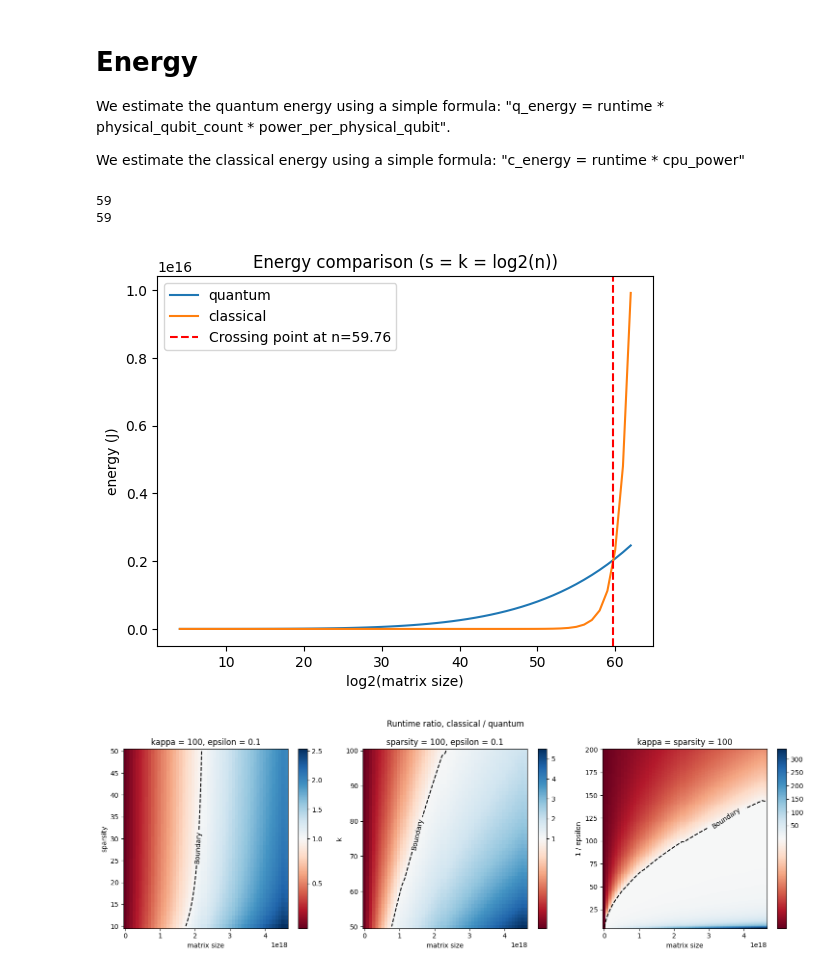
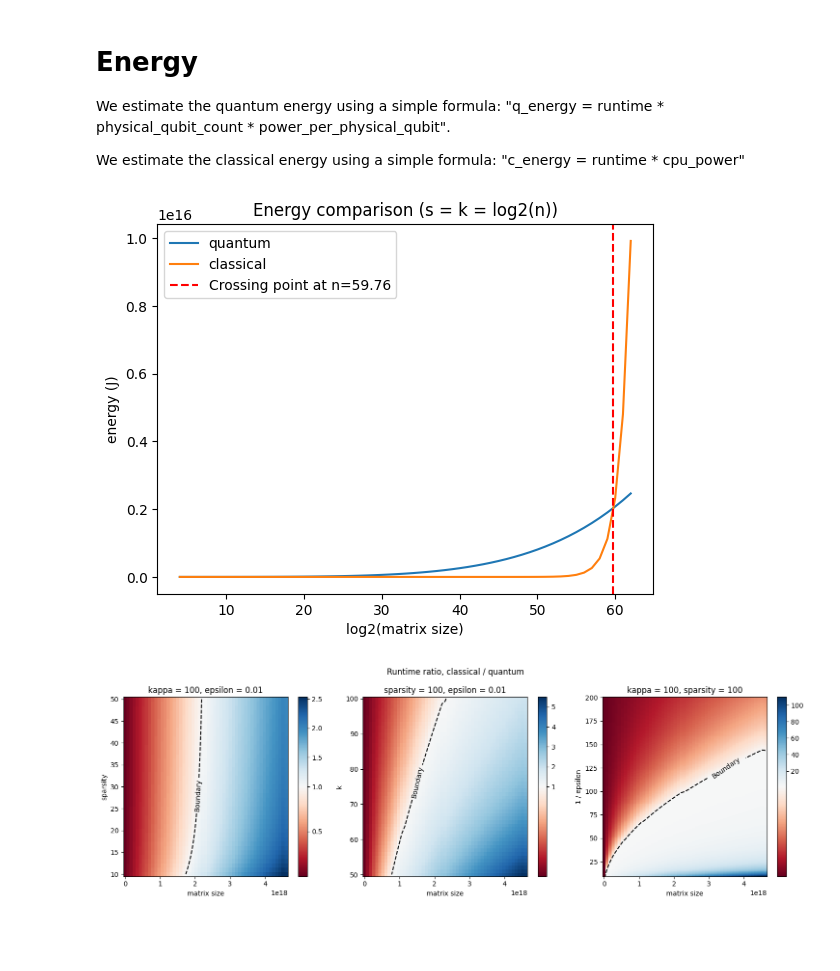
Before and after one commit to tiger9tu/HHL, a Jupyter notebook: tools/heatmap.ipynb, the cells around one changed output. Saved outputs shown, nothing was run; the diff lists cells and outputs as text; code cells hidden in the pictures; blank space fills up the shorter version.

```diff
--- a/tools/heatmap.ipynb
+++ b/tools/heatmap.ipynb
@@ -7,3 +9,15 @@ import itertools
+# %%
+max_physical_qubits = np.inf
+physical_error_rate = 1e-4
+clock_cycle_time = 1e-6
+precision = 5
+
+fix_k = 100
+fix_s = 100
+fix_epsilon_inv = 100
+s_start, s_end, ds = 10, 50, 1
+k_start, k_end, dk = 50, 100, 1
+epsilon_inv_start, epsilon_inv_end, depslilon_inv = 10, 200, 1
 # %% [markdown]
 # Runtime
 
@@ -260,7 +217,6 @@ def calculate_log_ratio(q_data, c_data,N, n_start):
 # %%
 def plot_energy_line_graph():
 
-    epsilon_inv  = 100
     n_start = 4
     n_end = 63
 
@@ -268,13 +224,10 @@ def plot_energy_line_graph():
     k = n
     s = n
 
-    q_energy = calculate_q_energy(k, s, epsilon_inv, 2**n)
+    q_energy = calculate_q_energy(k, s, fix_epsilon_inv, 2**n)
     c_energy = []
     for i in range(n_start, n_end):
-        c_energy.append(calculate_c_energy(int(k[i - n_start]), int(s[i - n_start]), epsilon_inv, 2**i))
-
-    print(len(c_energy))
-    print(len(q_energy))
+        c_energy.append(calculate_c_energy(int(k[i - n_start]), int(s[i - n_start]), fix_epsilon_inv, 2**i))
 
     fig, ax = plt.subplots()
     ax.plot(n, q_energy, label="quantum")
@@ -296,17 +249,10 @@ def plot_energy_line_graph():
 
 plot_energy_line_graph()
 # %% [output]
-59
-59
 [figure]
 # %%
 def plot_energy_heatmap():  # set this function to avoid conflict variables
 
-    s_start, s_end, ds = 10, 50, 1
-    k_start, k_end, dk = 50, 100, 1
-    epsilon_inv_start, epsilon_inv_end, depslilon_inv = 5, 200, 1
-
-    fix_k, fix_epsilon_inv, fix_s = 100, 100, 100
     n_start, n_end, dn = 10, 62, 1
 
     # big N used by classical plot
@@ -336,7 +282,7 @@ def plot_energy_heatmap():  # set this function to avoid conflict variables
         n_s_N,
         s,
         n_s_ratio,
-        "kappa = 100, epsilon = 0.1",
+        f"kappa = {fix_k}, epsilon = {1/fix_epsilon_inv}",
         "matrix size",
         "sparsity",
     )
@@ -357,7 +303,7 @@ def plot_energy_heatmap():  # set this function to avoid conflict variables
         n_k_N,
         k,
         n_k_ratio,
-        "sparsity = 100, epsilon = 0.1",
+        f"sparsity = {fix_s}, epsilon = {1/fix_epsilon_inv}",
         "matrix size",
         "k",
     )
@@ -371,32 +317,32 @@ def plot_energy_heatmap():  # set this function to avoid conflict variables
         n_start : n_end + dn : dn,
     ]
     _, n_epsilon_N = np.mgrid[
         epsilon_inv_start : epsilon_inv_end + depslilon_inv : depslilon_inv,
         N_start : N_end + dN : dN,
     ]
     n_epsilon_q_energy = calculate_log_q_energy(fix_k, fix_s, epsilon, 2**n)
     n_epsilon_c_energy= calculate_log_c_energy(fix_k, fix_s, epsilon, n_epsilon_N)
     n_epsilon_ratio = calculate_log_ratio(
         n_epsilon_q_energy, n_epsilon_c_energy, n_epsilon_N, n_start
     )
 
     sub_plot(
         fig,
         axs[2],
         n_epsilon_N,
         epsilon,
         n_epsilon_ratio,
-        "kappa = sparsity = 100",
+        f"kappa = {fix_k}, sparsity = {fix_s}",
         "matrix size",
         "1 / epsilon",
     )
 
     fig.suptitle("Runtime ratio, classical / quantum")
     plt.tight_layout()
 
     plt.show()
 
 
 plot_energy_heatmap()
 # %% [output]
-[figure, old version]
+[figure, new version]
```
Also changed, not shown: parts of 5 cells of this notebook.
